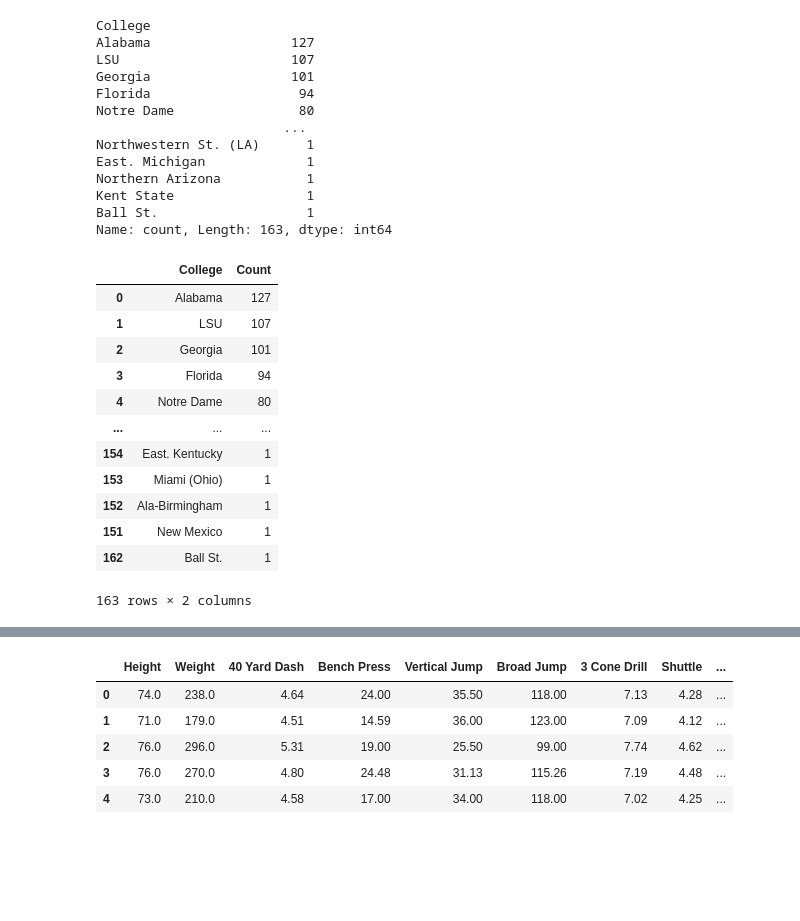
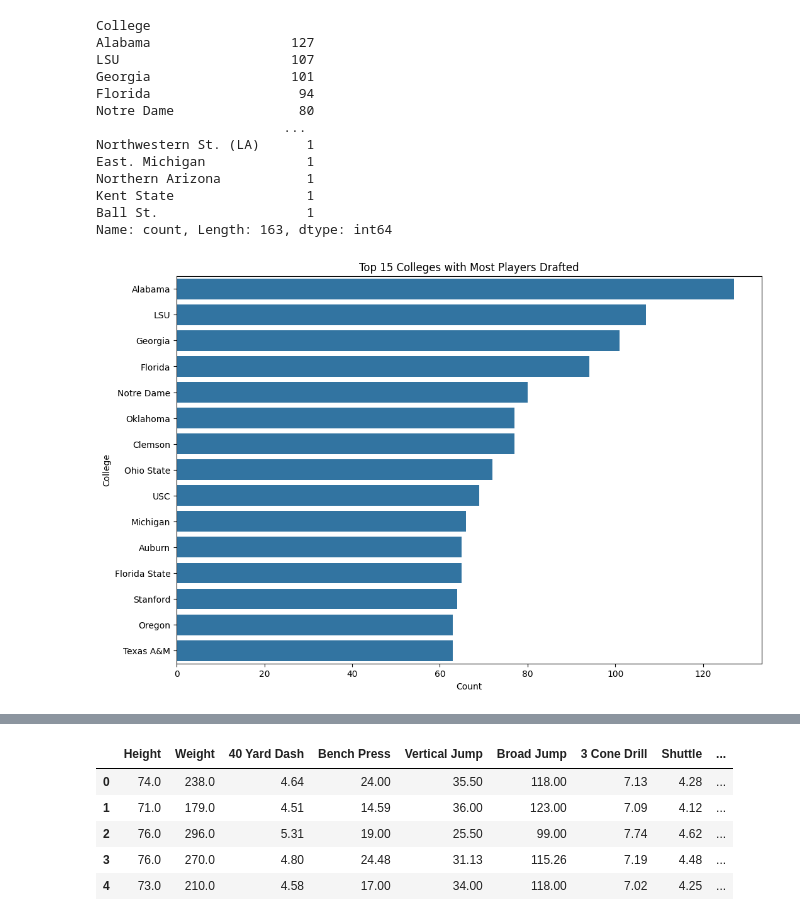
Before and after one commit to Vishwa-Sheth/Predict_the_NFL_cut, a Jupyter notebook: Analysis_Logistic_Regression.ipynb, the cells around one changed output, grey strips where cells are left out. Drawn from its saved outputs; the diff is of its cells as text; code cells hidden in the pictures; blank space fills up the shorter version.

```diff
--- a/Analysis_Logistic_Regression.ipynb
+++ b/Analysis_Logistic_Regression.ipynb
@@ -118,35 +131,22 @@ Name: count, Length: 163, dtype: int64
 # %%
 import matplotlib.pyplot as plt
 import seaborn as sns
 
 # Grouping by College and counting the number of players drafted from each college
 college_counts = df['College'].value_counts().reset_index()
 college_counts.columns = ['College', 'Count']
 
 # Sorting colleges by the number of players drafted
 college_counts = college_counts.sort_values(by='Count', ascending=False)
-college_counts
 # Plotting the top 15 colleges with most players drafted
-# plt.figure(figsize=(12, 8))
-# sns.barplot(x='Count', y='College', data=college_counts.head(15))
-# plt.title('Top 15 Colleges with Most Players Drafted')
-# plt.xlabel('Count')
-# plt.ylabel('College')
-# plt.show()
+plt.figure(figsize=(12, 8))
+sns.barplot(x='Count', y='College', data=college_counts.head(15))
+plt.title('Top 15 Colleges with Most Players Drafted')
+plt.xlabel('Count')
+plt.ylabel('College')
+plt.show()
 # %% [output]
-|  | College | Count |
-| 0 | Alabama | 127 |
-| 1 | LSU | 107 |
-| 2 | Georgia | 101 |
-| 3 | Florida | 94 |
-| 4 | Notre Dame | 80 |
-| ... | ... | ... |
-| 154 | East. Kentucky | 1 |
-| 153 | Miami (Ohio) | 1 |
-| 152 | Ala-Birmingham | 1 |
-| 151 | New Mexico | 1 |
-| 162 | Ball St. | 1 |
-163 rows × 2 columns
+[figure, added]
 # %%
 df.head()
 # %% [output]
```
Also changed, not shown: parts of 4 cells of this notebook.
